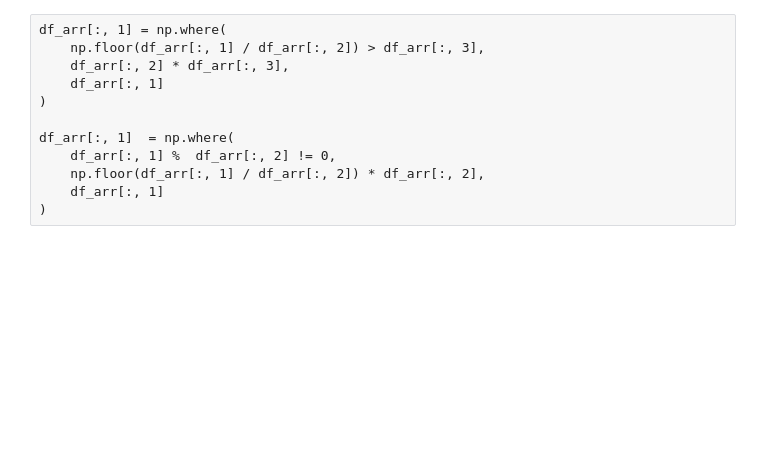
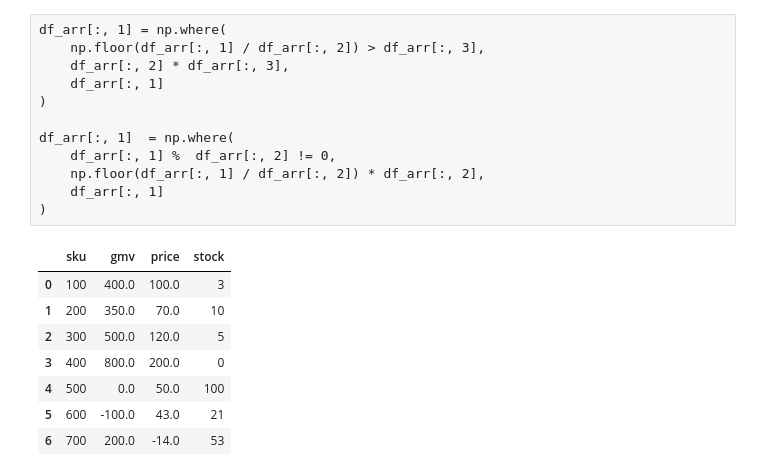
Before and after one commit to ivekhov/ml-simluator, a Jupyter notebook: stocks/stocks.ipynb, the cells around one changed output. Saved outputs shown, nothing was run; the diff lists cells and outputs as text; code cells hidden in the pictures; blank space fills up the shorter version.

```diff
--- a/stocks/stocks.ipynb
+++ b/stocks/stocks.ipynb
@@ -1181,3 +1181,21 @@ df_arr[:, 1]  = np.where(
     np.floor(df_arr[:, 1] / df_arr[:, 2]) * df_arr[:, 2],
     df_arr[:, 1]
 )
+# %%
+pd.DataFrame(
+        {
+            'sku': df_arr[:, 0],
+            'gmv': np.float64(df_arr[:, 1]),
+            'price': np.float64(df_arr[:, 2]),
+            'stock': df_arr[:, 3],
+        }
+)
+# %% [output]
+|  | sku | gmv | price | stock |
+| 0 | 100 | 400.0 | 100.0 | 3 |
+| 1 | 200 | 350.0 | 70.0 | 10 |
+| 2 | 300 | 500.0 | 120.0 | 5 |
+| 3 | 400 | 800.0 | 200.0 | 0 |
+| 4 | 500 | 0.0 | 50.0 | 100 |
+| 5 | 600 | -100.0 | 43.0 | 21 |
+| 6 | 700 | 200.0 | -14.0 | 53 |
```
Also changed, not shown: 2 other files.
